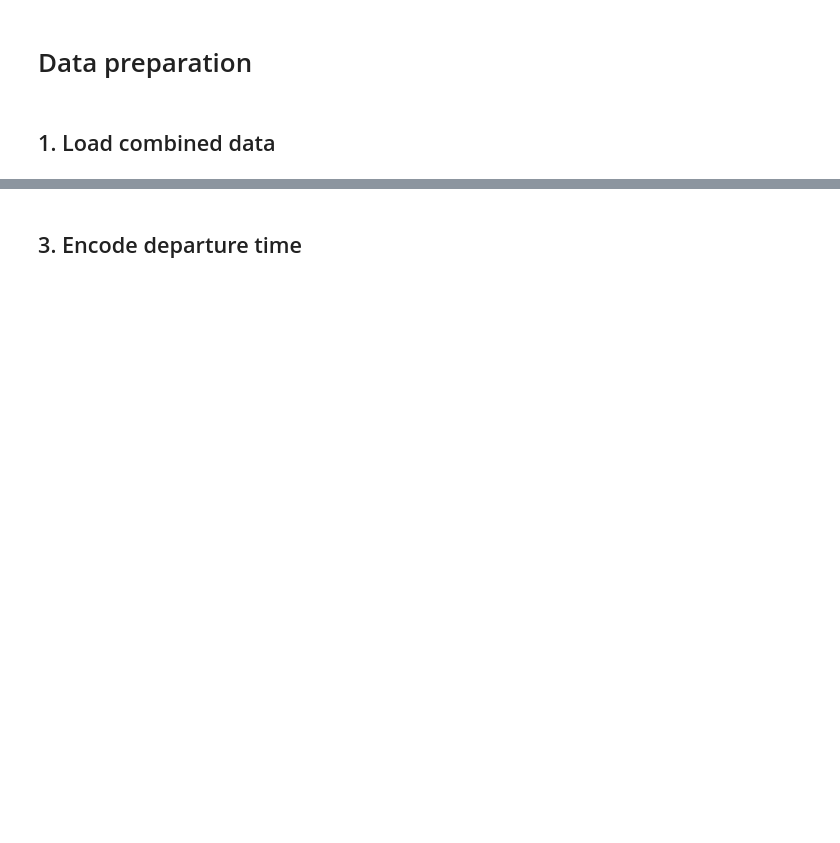
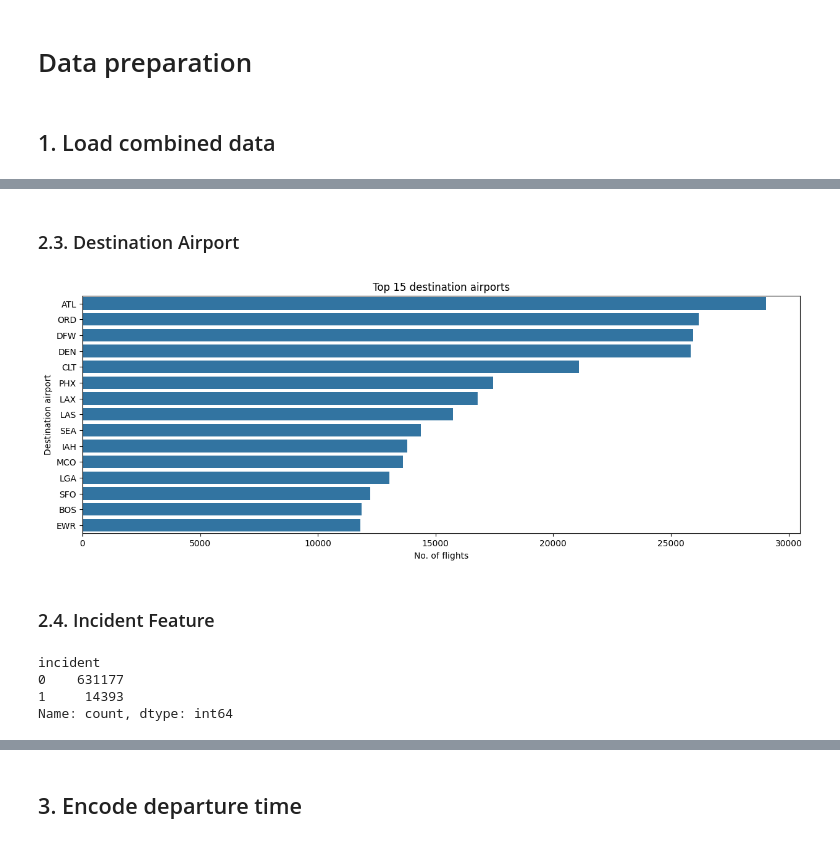
Before and after one commit to 4GeeksAcademy/maps-aviation_final_project, a Jupyter notebook: src/02-data_prepration.ipynb, the cells around one changed output, grey strips where cells are left out. Drawn from its saved outputs; the diff is of its cells as text; code cells hidden in the pictures; blank space fills up the shorter version.

```diff
--- a/src/02-data_prepration.ipynb
+++ b/src/02-data_prepration.ipynb
@@ -25,0 +97,23 @@ Index(['origin', 'destination', 'departure_time', 'tail_number', 'incident',
+# %% [markdown]
+### 2.3. Destination Airport
+# %%
+# Plot destination airport level counts
+plt.figure(figsize=(15, 5))
+level_counts=data_df['destination'].value_counts().head(15).index
+sns.countplot(data=data_df, y='destination', order=level_counts)
+
+plt.title('Top 15 destination airports')
+plt.xlabel('No. of flights')
+plt.ylabel('Destination airport');
+plt.show()
+# %% [output]
+[figure, added]
+# %% [markdown]
+### 2.4. Incident Feature
+# %%
+data_df['incident'].value_counts()
+# %% [output]
+incident
+0    631177
+1     14393
+Name: count, dtype: int64
```
Also changed, not shown: parts of 34 cells of this notebook, 1 other file.
